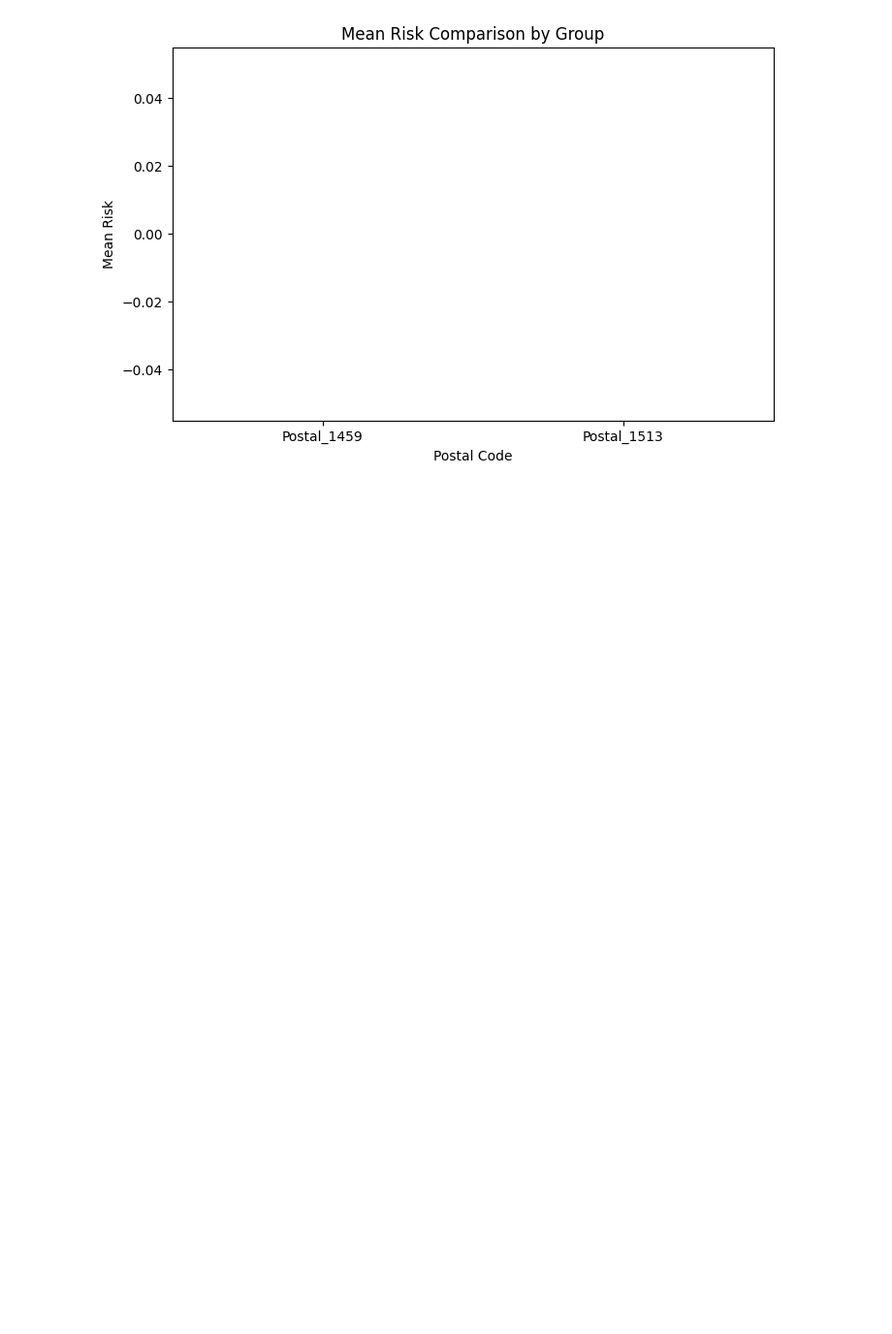
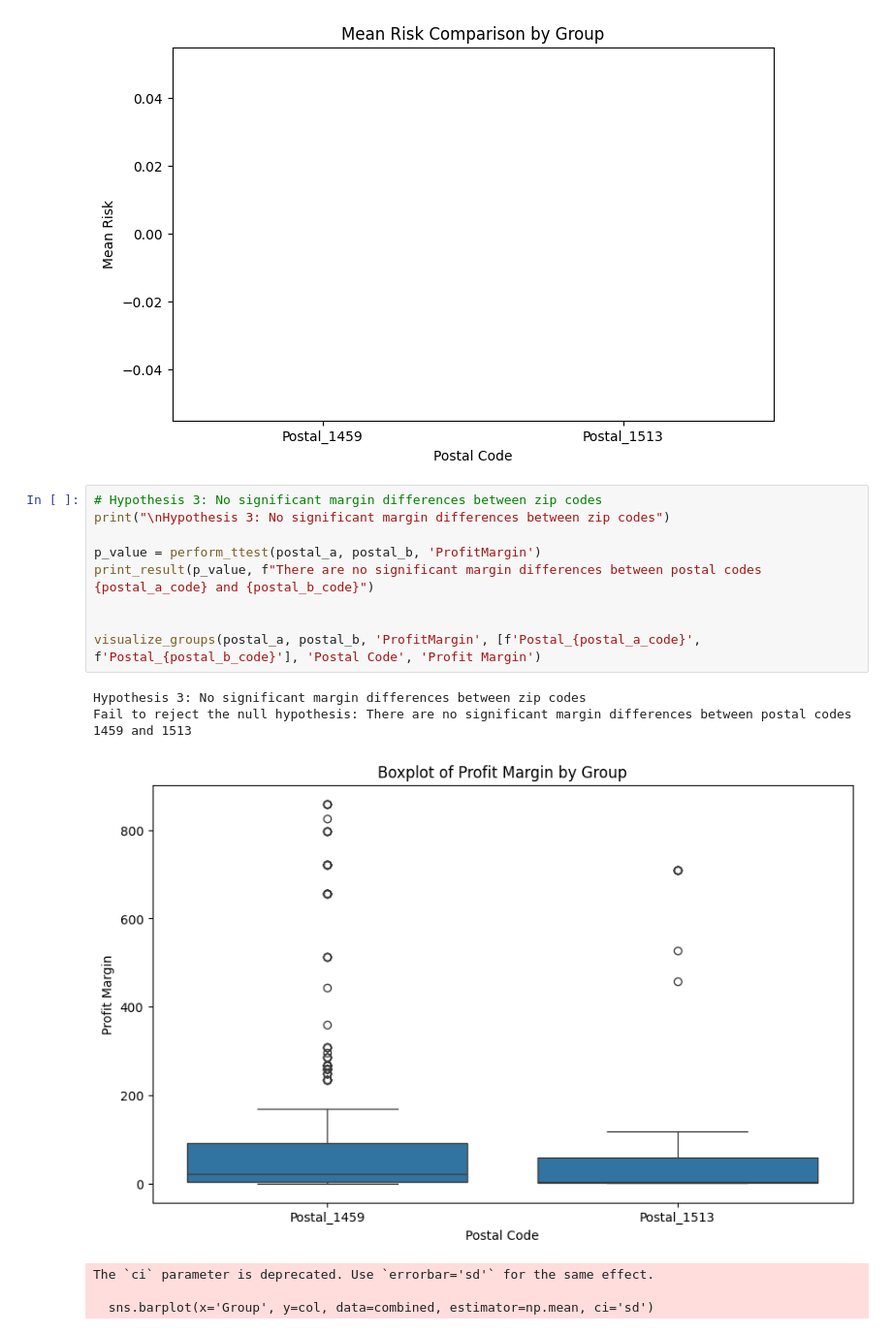
Before and after one commit to Birkity/ACIS, a Jupyter notebook: notebooks/task_3.ipynb, the cells around one changed output. Shown at 97% size. Drawn from its saved outputs; the diff is of its cells as text; blank space fills up the shorter version.

```diff
--- a/notebooks/task_3.ipynb
+++ b/notebooks/task_3.ipynb
@@ -110,3 +110,19 @@ The `ci` parameter is deprecated. Use `errorbar='sd'` for the same effect.
 
   sns.barplot(x='Group', y=col, data=combined, estimator=np.mean, ci='sd')
 [figure]
+# %%
+# Hypothesis 3: No significant margin differences between zip codes
+print("\nHypothesis 3: No significant margin differences between zip codes")
+
+p_value = perform_ttest(postal_a, postal_b, 'ProfitMargin')
+print_result(p_value, f"There are no significant margin differences between postal codes {postal_a_code} and {postal_b_code}")
+
+
+visualize_groups(postal_a, postal_b, 'ProfitMargin', [f'Postal_{postal_a_code}', f'Postal_{postal_b_code}'], 'Postal Code', 'Profit Margin')
+# %% [output]
+Hypothesis 3: No significant margin differences between zip codes
+Fail to reject the null hypothesis: There are no significant margin differences between postal codes 1459 and 1513
+[figure, added]
+The `ci` parameter is deprecated. Use `errorbar='sd'` for the same effect.
+
+  sns.barplot(x='Group', y=col, data=combined, estimator=np.mean, ci='sd')
```
Also changed, not shown: parts of 2 cells of this notebook.
